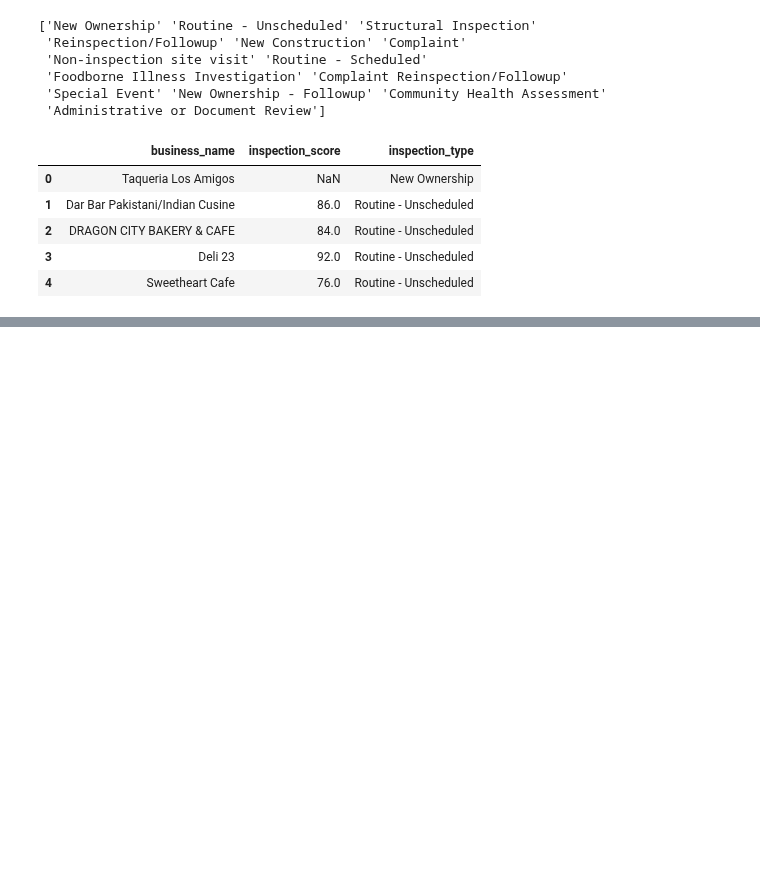
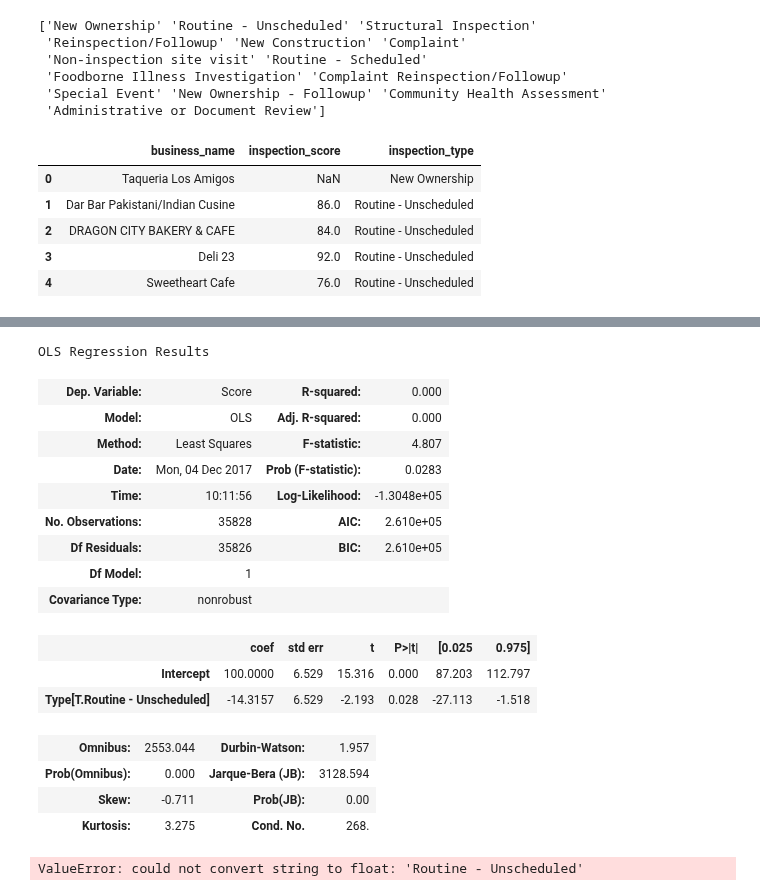
Before and after one commit to colarusso/codingthelaw, a Jupyter notebook: Fall_2017/work/edumore/p3/code_sample_1.ipynb, the cells around one changed output, grey strips where cells are left out. Drawn from its saved outputs; the diff is of its cells as text; code cells hidden in the pictures; blank space fills up the shorter version.

```diff
--- a/Fall_2017/work/edumore/p3/code_sample_1.ipynb
+++ b/Fall_2017/work/edumore/p3/code_sample_1.ipynb
@@ -850,0 +188,7 @@ Accuracy: -0.000440829481494
+# %%
+# Training the model to make a linear regression where the target, Score, is numeric
+score_lin_df = raw_data_df[[
+                               'Score',
+                               'Type',
+                               ]].copy()
+score_lin_df.head()
@@ -850,0 +202,7 @@ Accuracy: -0.000440829481494
+# %%
+data = score_lin_df
+
+data = data[data["Score"]<=100]
+
+holdout = data.sample(frac=0.05)
+training = data.loc[~data.index.isin(holdout.index)]
@@ -850,0 +244,38 @@ Accuracy: -0.000440829481494
+# %%
+model = ols("Score ~  Type", training).fit()
+#model = ols("happy ~ age + income + np.power(age, 2) + np.power(income, 2)", training).fit()
+model.summary()
+# %% [output]
+OLS Regression Results
+| Dep. Variable: | Score | R-squared: | 0.000 |
+| Model: | OLS | Adj. R-squared: | 0.000 |
+| Method: | Least Squares | F-statistic: | 4.807 |
+| Date: | Mon, 04 Dec 2017 | Prob (F-statistic): | 0.0283 |
+| Time: | 10:11:56 | Log-Likelihood: | -1.3048e+05 |
+| No. Observations: | 35828 | AIC: | 2.610e+05 |
+| Df Residuals: | 35826 | BIC: | 2.610e+05 |
+| Df Model: | 1 |  |  |
+| Covariance Type: | nonrobust |  |  |
+|  | coef | std err | t | P>|t| | [0.025 | 0.975] |
+| Intercept | 100.0000 | 6.529 | 15.316 | 0.000 | 87.203 | 112.797 |
+| Type[T.Routine - Unscheduled] | -14.3157 | 6.529 | -2.193 | 0.028 | -27.113 | -1.518 |
+| Omnibus: | 2553.044 | Durbin-Watson: | 1.957 |
+| Prob(Omnibus): | 0.000 | Jarque-Bera (JB): | 3128.594 |
+| Skew: | -0.711 | Prob(JB): | 0.00 |
+| Kurtosis: | 3.275 | Cond. No. | 268. |
+# %%
+# Rerun with SciKitLearn because it's easy to check accuracy
+features_train = training.drop("Score", axis=1).as_matrix(columns=None)
+labels_train = training["Score"].as_matrix(columns=None)
+
+features_test = holdout.drop("Score", axis=1).as_matrix(columns=None)
+labels_test = holdout["Score"].as_matrix(columns=None)
+
+lm = linear_model.LinearRegression()
+clf = lm.fit(features_train, labels_train)
+pred = clf.predict(features_test)
+accuracy = metrics.r2_score(labels_test, pred)
+print("R squared:",lm.score(features_train,labels_train))
+print("Accuracy:",accuracy)
+# %% [output]
+ValueError: could not convert string to float: 'Routine - Unscheduled'
```
Also changed, not shown: parts of 54 cells of this notebook.
